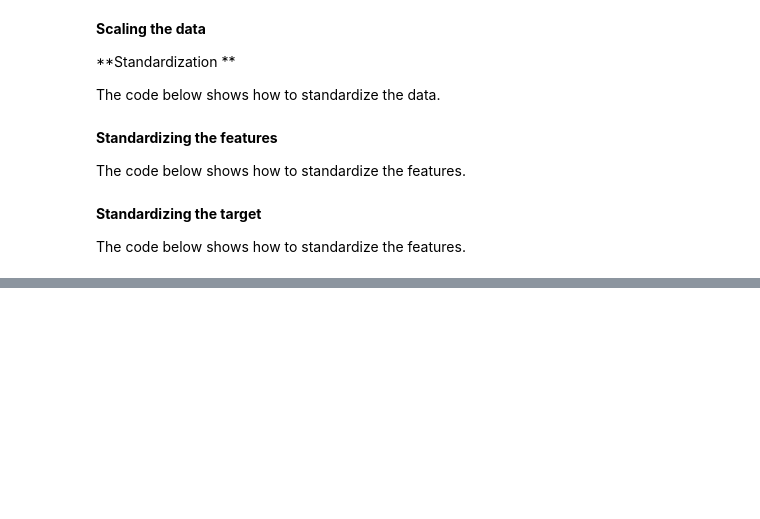
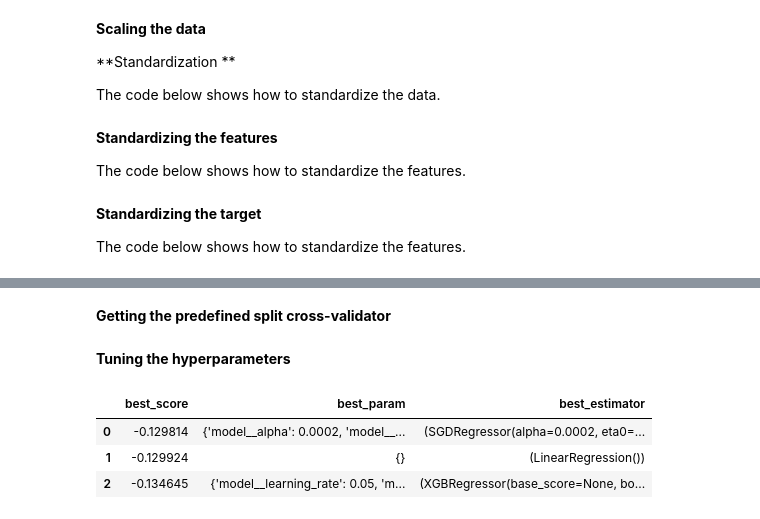
Before and after one commit to Simba-gwu/Machine_learning_project, a Jupyter notebook: Used_Car_Price_Prediction.ipynb, the cells around one changed output, grey strips where cells are left out. Drawn from its saved outputs; the diff is of its cells as text; code cells hidden in the pictures; blank space fills up the shorter version.

Commit message:
Update linear, xgb, sgd models

```diff
--- a/Used_Car_Price_Prediction.ipynb
+++ b/Used_Car_Price_Prediction.ipynb
@@ -753,0 +654,22 @@ Hello Mfana
+# %% [markdown]
+**Getting the predefined split cross-validator**
+# %%
+# Get the:
+# feature matrix and target velctor in the combined training and validation data
+# target vector in the combined training and validation data
+# PredefinedSplit
+# See the implementation in pmlm_utilities.ipynb
+X_train_val, y_train_val, ps = get_train_val_ps(X_train, y_train, X_val, y_val)
+# %%
+param_grids = {
+    'lr': [{}],
+    'xgb': [{
+        'model__n_estimators': [100, 200, 300],
+        'model__max_depth': [3, 5, 7],
+        'model__learning_rate': [0.01, 0.05, 0.1]
+    }],
+    'sgd': [{
+        'model__eta0': [0.0038, 0.0039, 0.0040, 0.0041, 0.0042],
+        'model__alpha': [0.0002, 0.00025, 0.0003, 0.00035, 0.0004]
+    }]
+}
@@ -753,0 +681,54 @@ Hello Mfana
+# %% [markdown]
+**Tuning the hyperparameters**
+# %%
+from sklearn.model_selection import GridSearchCV
+
+# The list of [best_score_, best_params_, best_estimator_] obtained by GridSearchCV
+best_score_params_estimator_gs = []
+
+# For each model
+for acronym in pipes.keys():
+    # GridSearchCV
+    gs = GridSearchCV(estimator=pipes[acronym],
+                      param_grid=param_grids[acronym],
+                      scoring='neg_mean_squared_error',
+                      n_jobs=2,
+                      cv=ps,
+                      return_train_score=True)
+
+    # Fit the pipeline
+    gs = gs.fit(X_train_val, y_train_val)
+
+    # Update best_score_params_estimator_gs
+    best_score_params_estimator_gs.append([gs.best_score_, gs.best_params_, gs.best_estimator_])
+
+    # Sort cv_results in ascending order of 'rank_test_score' and 'std_test_score'
+    cv_results = pd.DataFrame.from_dict(gs.cv_results_).sort_values(by=['rank_test_score', 'std_test_score'])
+
+    # Get the important columns in cv_results
+    important_columns = ['rank_test_score',
+                         'mean_test_score',
+                         'std_test_score',
+                         'mean_train_score',
+                         'std_train_score',
+                         'mean_fit_time',
+                         'std_fit_time',
+                         'mean_score_time',
+                         'std_score_time']
+
+    # Move the important columns ahead
+    cv_results = cv_results[important_columns + sorted(list(set(cv_results.columns) - set(important_columns)))]
+
+    # Write cv_results file
+    cv_results.to_csv(path_or_buf=abspath_curr + '/result/mnist/cv_results/GridSearchCV/' + acronym + '.csv', index=False)
+
+# Sort best_score_params_estimator_gs in descending order of the best_score_
+best_score_params_estimator_gs = sorted(best_score_params_estimator_gs, key=lambda x : x[0], reverse=True)
+
+# Print best_score_params_estimator_gs
+pd.DataFrame(best_score_params_estimator_gs, columns=['best_score', 'best_param', 'best_estimator'])
+# %% [output]
+|  | best_score | best_param | best_estimator |
+| 0 | -0.129814 | {'model__alpha': 0.0002, 'model__... | (SGDRegressor(alpha=0.0002, eta0=... |
+| 1 | -0.129924 | {} | (LinearRegression()) |
+| 2 | -0.134645 | {'model__learning_rate': 0.05, 'm... | (XGBRegressor(base_score=None, bo... |
```
Also changed, not shown: parts of 39 cells of this notebook.
